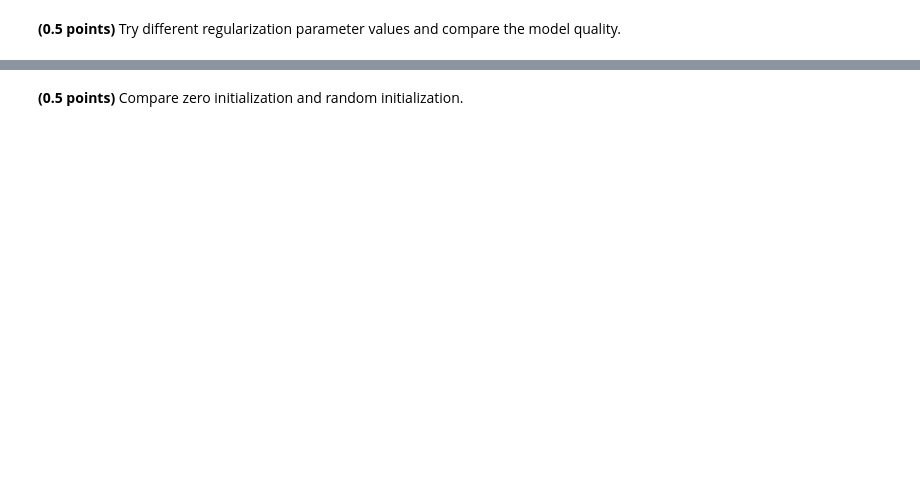
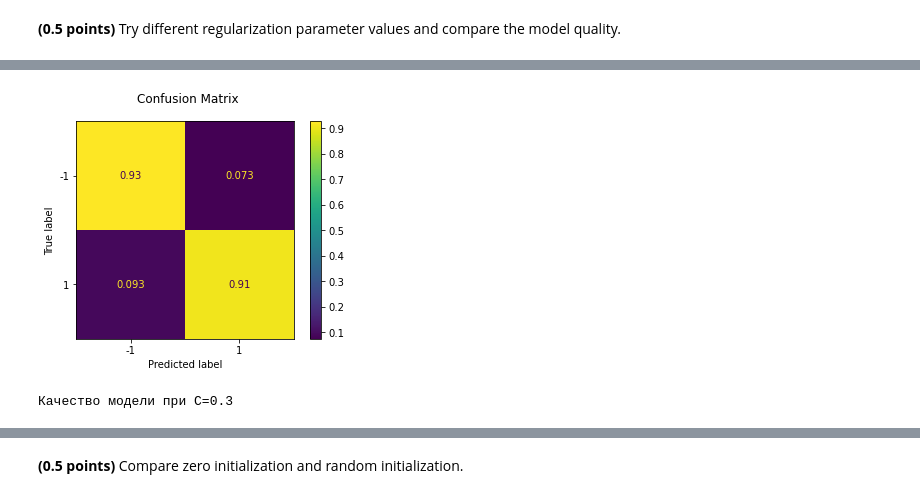
Before and after one commit to Alexandr-M-85/RS_School_ML_intro, a Jupyter notebook: hw_classification.ipynb, the cells around one changed output, grey strips where cells are left out. Saved outputs shown, nothing was run; the diff lists cells and outputs as text; code cells hidden in the pictures; blank space fills up the shorter version.

```diff
--- a/hw_classification.ipynb
+++ b/hw_classification.ipynb
@@ -212,0 +230,9 @@ plt.plot(loss_history);
+# %%
+## your code
+model_03 = CustomLogisticRegression(C=0.3)
+model_03.fit(X_train, y_train)
+train_acc, test_acc = fit_evaluate(model_03, X_train, y_train, X_test, y_test)
+print('Качество модели при C=0.3')
+# %% [output]
+[figure, added]
+Качество модели при C=0.3
```
Also changed, not shown: parts of 20 cells of this notebook.
